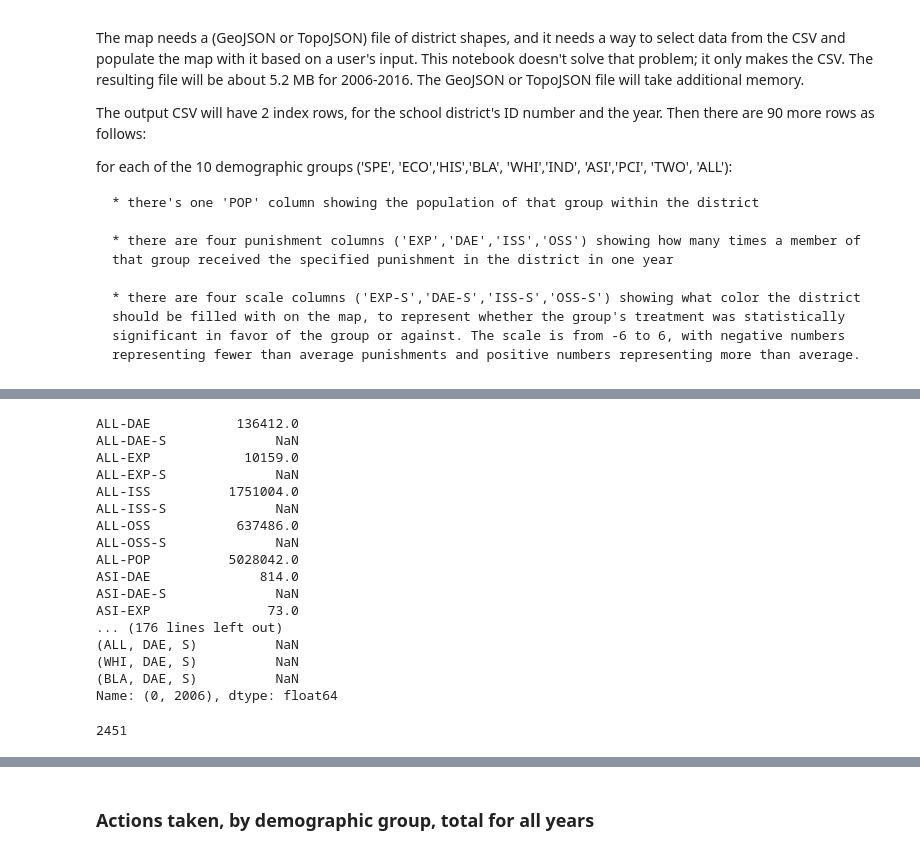
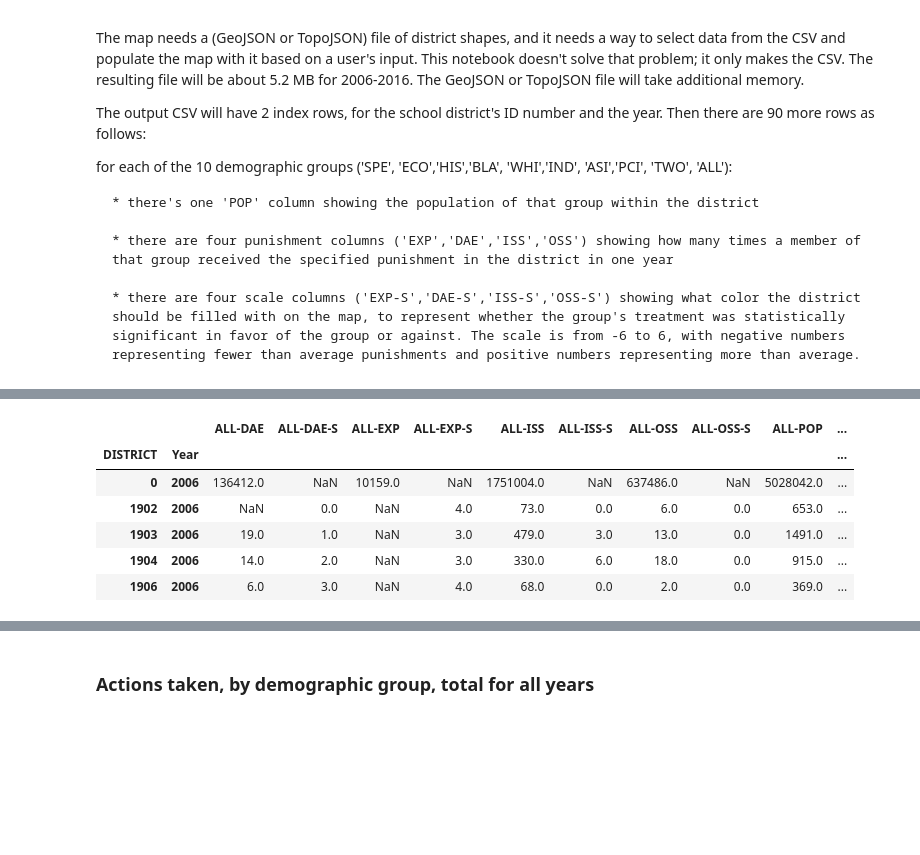
Before and after one commit to mscarey/txappleseedmap, a Jupyter notebook: scripts/TEAtoCSVAllYears.ipynb, the cells around one changed output, grey strips where cells are left out. Drawn from its saved outputs; the diff is of its cells as text; code cells hidden in the pictures; blank space fills up the shorter version.

```diff
--- a/scripts/TEAtoCSVAllYears.ipynb
+++ b/scripts/TEAtoCSVAllYears.ipynb
@@ -372,33 +382,19 @@ PCI DAE not found for year 2007
+# %%
+df_list[0][:5]
+# %% [output]
+|  |  | ALL-DAE | ALL-DAE-S | ALL-EXP | ALL-EXP-S | ALL-ISS | ALL-ISS-S | ALL-OSS | ALL-OSS-S | ALL-POP | ... |
+| DISTRICT | Year |  |  |  |  |  |  |  |  |  | ... |
+| 0 | 2006 | 136412.0 | NaN | 10159.0 | NaN | 1751004.0 | NaN | 637486.0 | NaN | 5028042.0 | ... |
+| 1902 | 2006 | NaN | 0.0 | NaN | 4.0 | 73.0 | 0.0 | 6.0 | 0.0 | 653.0 | ... |
+| 1903 | 2006 | 19.0 | 1.0 | NaN | 3.0 | 479.0 | 3.0 | 13.0 | 0.0 | 1491.0 | ... |
+| 1904 | 2006 | 14.0 | 2.0 | NaN | 3.0 | 330.0 | 6.0 | 18.0 | 0.0 | 915.0 | ... |
+| 1906 | 2006 | 6.0 | 3.0 | NaN | 4.0 | 68.0 | 0.0 | 2.0 | 0.0 | 369.0 | ... |
 # %%
 all_years = pd.concat(df_list)
-# %%
-all_years.loc[(0,2006)]
-# %% [output]
-ALL-DAE           136412.0
-ALL-DAE-S              NaN
-ALL-EXP            10159.0
-ALL-EXP-S              NaN
-ALL-ISS          1751004.0
-ALL-ISS-S              NaN
-ALL-OSS           637486.0
-ALL-OSS-S              NaN
-ALL-POP          5028042.0
-ASI-DAE              814.0
-ASI-DAE-S              NaN
-ASI-EXP               73.0
-... (176 lines left out)
-(ALL, DAE, S)          NaN
-(WHI, DAE, S)          NaN
-(BLA, DAE, S)          NaN
-Name: (0, 2006), dtype: float64
 # %%
 df = all_years.reset_index()
 no_charters = df[~df['DISTRICT'].isin(charters)].set_index(["DISTRICT","Year"])
 charters_only = df[df['DISTRICT'].isin(charters)].set_index(["DISTRICT","Year"])
-# %%
-len(all_years)
-# %% [output]
-2451
 # %%
 len(no_charters)
 # %% [output]
```
Also changed, not shown: parts of 16 cells of this notebook, 2 other files.
